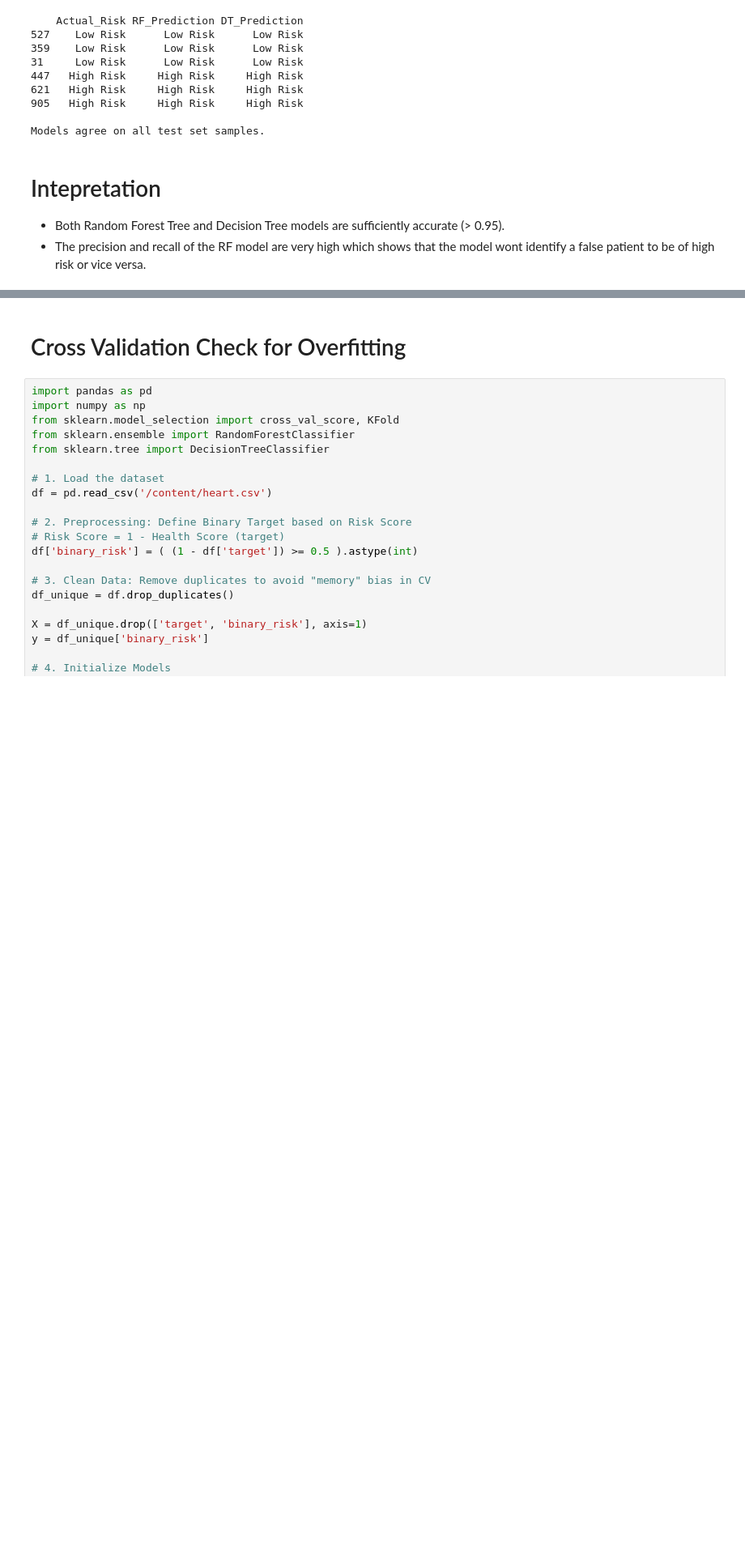
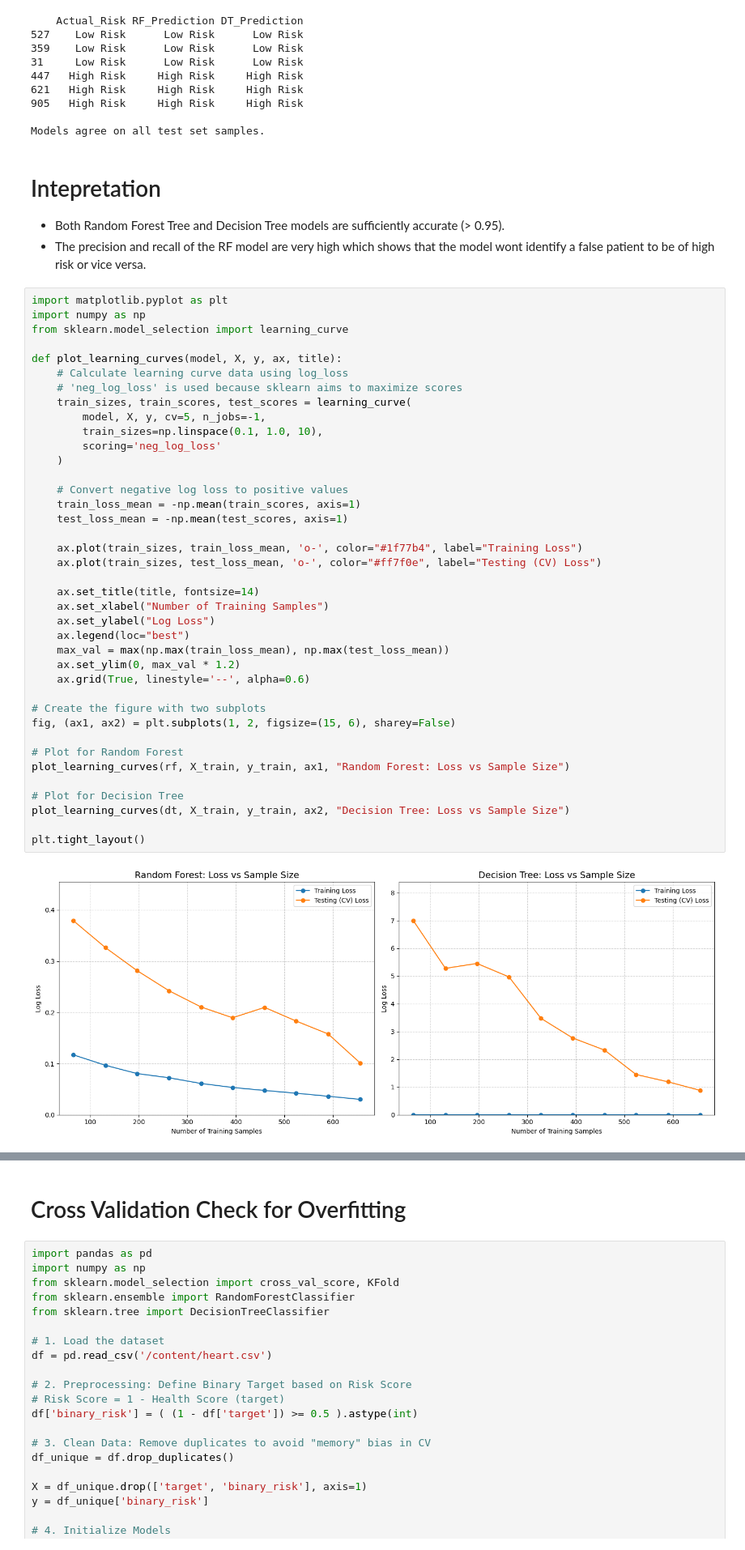
Before and after one commit to NSJayaweera/NCD-Risk_Prediction, a Jupyter notebook: OptimalMLIdentification.ipynb, the cells around one changed output, grey strips where cells are left out. Shown at 81% size. Saved outputs shown, nothing was run; the diff lists cells and outputs as text; blank space fills up the shorter version.

Commit message:
Checked the Classification Models for Overfitting

```diff
--- a/OptimalMLIdentification.ipynb
+++ b/OptimalMLIdentification.ipynb
@@ -367,3 +367,44 @@ Models agree on all test set samples.
 # Intepretation
 - Both Random Forest Tree and Decision Tree models are sufficiently accurate (> 0.95).
 - The precision and recall of the RF model are very high which shows that the model wont identify a false patient to be of high risk or vice versa.
+# %%
+import matplotlib.pyplot as plt
+import numpy as np
+from sklearn.model_selection import learning_curve
+
+def plot_learning_curves(model, X, y, ax, title):
+    # Calculate learning curve data using log_loss
+    # 'neg_log_loss' is used because sklearn aims to maximize scores
+    train_sizes, train_scores, test_scores = learning_curve(
+        model, X, y, cv=5, n_jobs=-1,
+        train_sizes=np.linspace(0.1, 1.0, 10),
+        scoring='neg_log_loss'
+    )
+
+    # Convert negative log loss to positive values
+    train_loss_mean = -np.mean(train_scores, axis=1)
+    test_loss_mean = -np.mean(test_scores, axis=1)
+
+    ax.plot(train_sizes, train_loss_mean, 'o-', color="#1f77b4", label="Training Loss")
+    ax.plot(train_sizes, test_loss_mean, 'o-', color="#ff7f0e", label="Testing (CV) Loss")
+
+    ax.set_title(title, fontsize=14)
+    ax.set_xlabel("Number of Training Samples")
+    ax.set_ylabel("Log Loss")
+    ax.legend(loc="best")
+    max_val = max(np.max(train_loss_mean), np.max(test_loss_mean))
+    ax.set_ylim(0, max_val * 1.2)
+    ax.grid(True, linestyle='--', alpha=0.6)
+
+# Create the figure with two subplots
+fig, (ax1, ax2) = plt.subplots(1, 2, figsize=(15, 6), sharey=False)
+
+# Plot for Random Forest
+plot_learning_curves(rf, X_train, y_train, ax1, "Random Forest: Loss vs Sample Size")
+
+# Plot for Decision Tree
+plot_learning_curves(dt, X_train, y_train, ax2, "Decision Tree: Loss vs Sample Size")
+
+plt.tight_layout()
+# %% [output]
+[figure, added]
```
Also changed, not shown: parts of 2 cells of this notebook.
